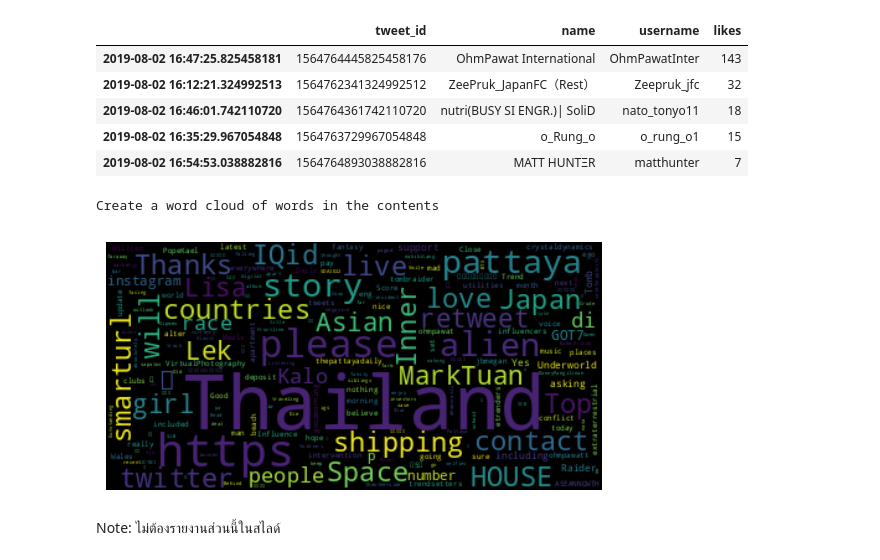
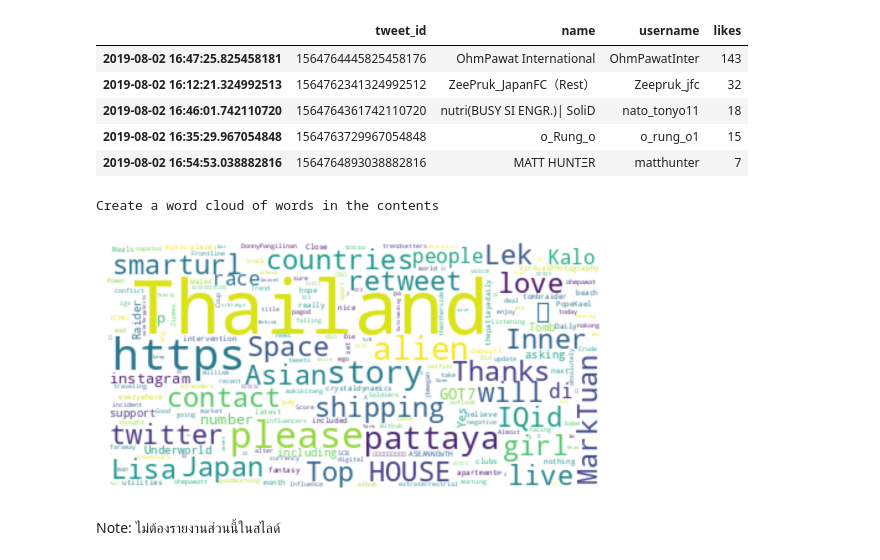
Before and after one commit to Ratchadakorn26/Data-Warehouse-and-Big-Data-Analytics-66, a Jupyter notebook: Project1_66.ipynb, the cells around one changed output. Saved outputs shown, nothing was run; the diff lists cells and outputs as text; code cells hidden in the pictures.

```diff
--- a/Project1_66.ipynb
+++ b/Project1_66.ipynb
@@ -235,16 +232,16 @@ Top_5
 # %%
 #Create a word cloud of words in the contents; however, we note that this word cloud is not a good representation of Thailand as the data size is small
 
 contents = " ".join([thai_json[key]['content'] for key in thai_json.keys()])
 my_stopwords = set(STOPWORDS)
-wordcloud = WordCloud(stopwords=my_stopwords).generate(contents)
+wordcloud = WordCloud(stopwords=my_stopwords,background_color='white').generate(contents)
 print('Create a word cloud of words in the contents')
-plt.imshow(wordcloud, interpolation='bilinear')
+plt.imshow(wordcloud, interpolation='gaussian')
 plt.axis("off")
 plt.show()
 # %% [output]
 Create a word cloud of words in the contents
-[figure, old version]
+[figure, new version]
 # %% [markdown]
 Note: ไม่ต้องรายงานส่วนนี้ในสไลด์
 # %% [markdown]
```
Also changed, not shown: parts of 31 cells of this notebook.
